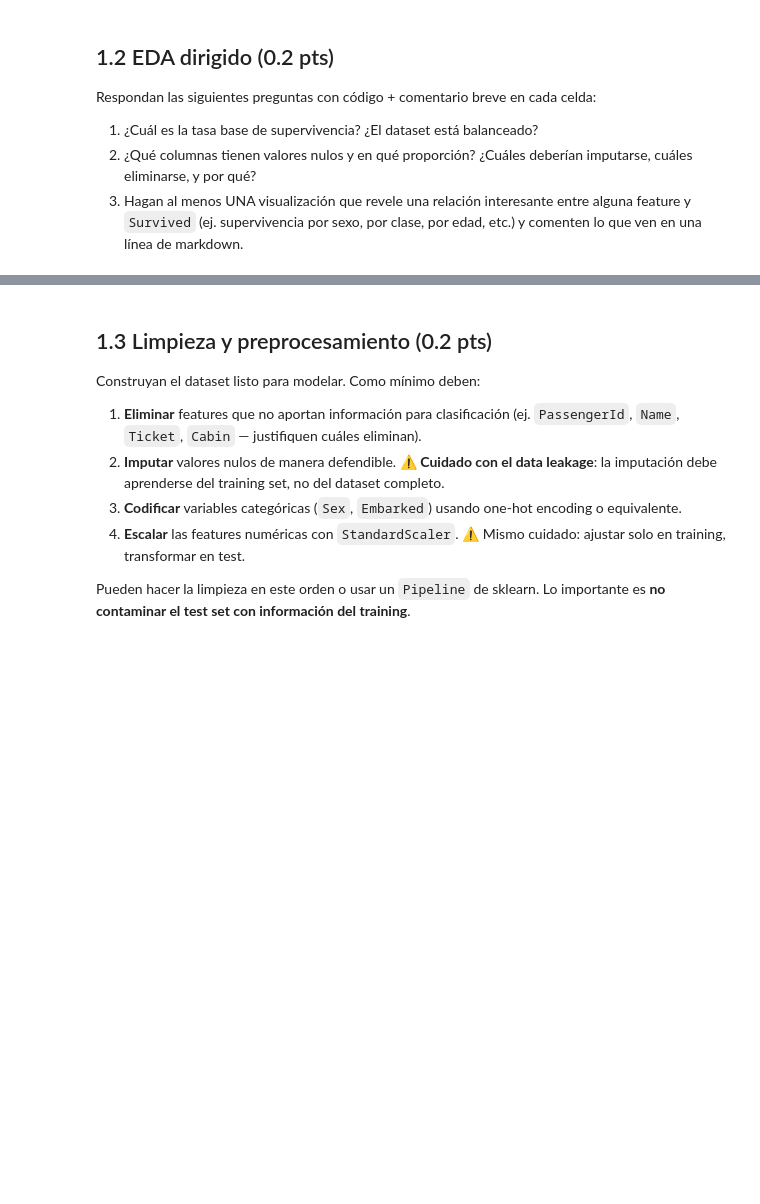
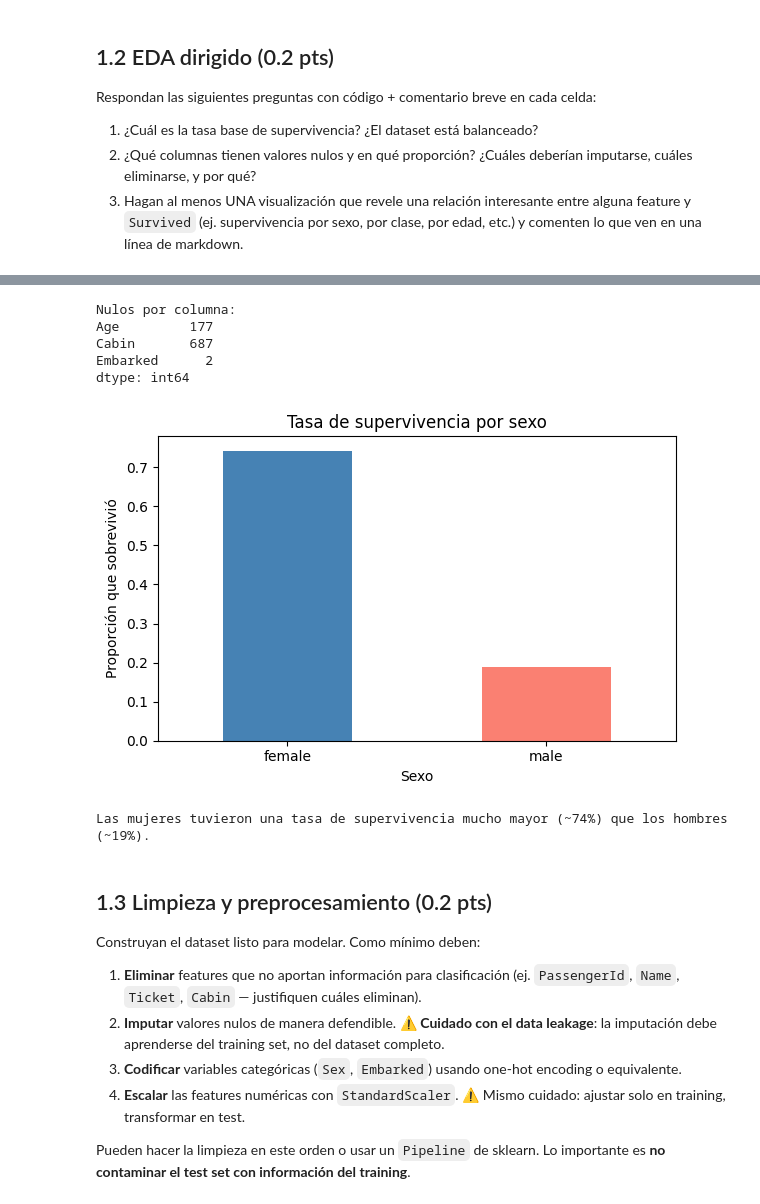
Before and after one commit to Andr3sss/Machine-Learning-6-SIN-A-Mar-Jul-2026, a Jupyter notebook: evaluacion_titanic.ipynb, the cells around one changed output, grey strips where cells are left out. Saved outputs shown, nothing was run; the diff lists cells and outputs as text; code cells hidden in the pictures; blank space fills up the shorter version.

```diff
--- a/evaluacion_titanic.ipynb
+++ b/evaluacion_titanic.ipynb
@@ -85,4 +85,15 @@ Carguen el dataset desde la URL provista, muestren las primeras 5 filas, las dim
 url = "https://raw.githubusercontent.com/datasciencedojo/datasets/master/titanic.csv"
 
 # COMPLETAR: carguen el dataset, muestren shape, head, dtypes, nulos
-df = ...
+df = pd.read_csv(url)
+
+print("Dimensiones del dataset:", df.shape)
+print()
+print("Primeras 5 filas:")
+print(df.head())
+print()
+print("Tipos de datos:")
+print(df.dtypes)
+print()
+print("Valores nulos por columna:")
+print(df.isnull().sum())
@@ -100,3 +148,33 @@ Respondan las siguientes preguntas con código + comentario breve en cada celda:
+# %%
+# Pregunta 2: Columnas con nulos
+print("Nulos por columna:")
+nulos = df.isnull().sum()
+print(nulos[nulos > 0])
+print()
+# Age: 177 nulos (20%), se puede verificar con la media del train
+# Cabin: 687 nulos (77%), demasiados nulos, la mejor opcion es eliminar la columna
+# Embarked: 2 nulos, se verifica con el valor mas frecuente (la moda)
+# %% [output]
+Nulos por columna:
+Age         177
+Cabin       687
+Embarked      2
+dtype: int64
+# %%
+# Pregunta 3: Visualización — supervivencia por sexo
+fig, ax = plt.subplots(figsize=(6, 4))
+df.groupby('Sex')['Survived'].mean().plot(kind='bar', color=['steelblue', 'salmon'], ax=ax)
+ax.set_title('Tasa de supervivencia por sexo')
+ax.set_xlabel('Sexo')
+ax.set_ylabel('Proporción que sobrevivió')
+ax.set_xticklabels(['female', 'male'], rotation=0)
+plt.tight_layout()
+plt.savefig('survival_by_sex.png')
+plt.show()
+print("Las mujeres tuvieron una tasa de supervivencia mucho mayor (~74%) que los hombres (~19%).")
+# %% [output]
+[figure, added]
+Las mujeres tuvieron una tasa de supervivencia mucho mayor (~74%) que los hombres (~19%).
 # %% [markdown]
 ## 1.3 Limpieza y preprocesamiento (0.2 pts)
 
```
Also changed, not shown: parts of 2 cells of this notebook, 1 other file.
